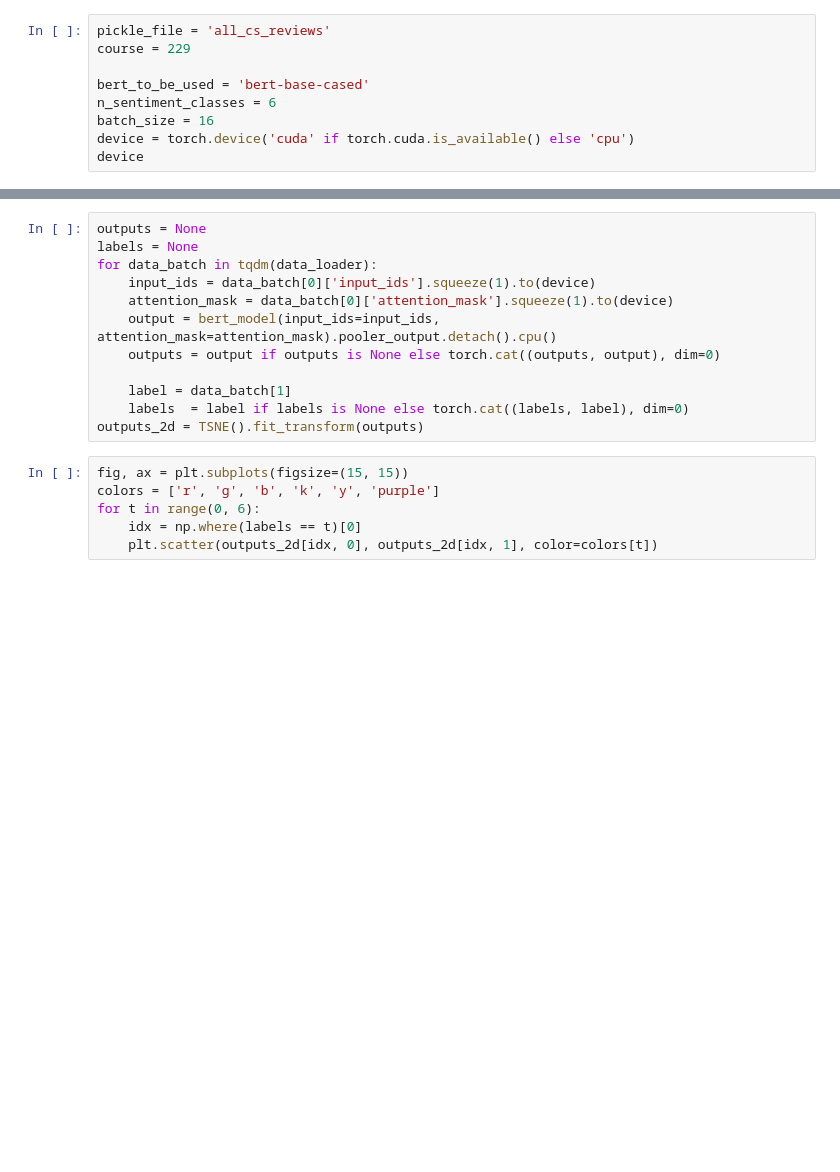
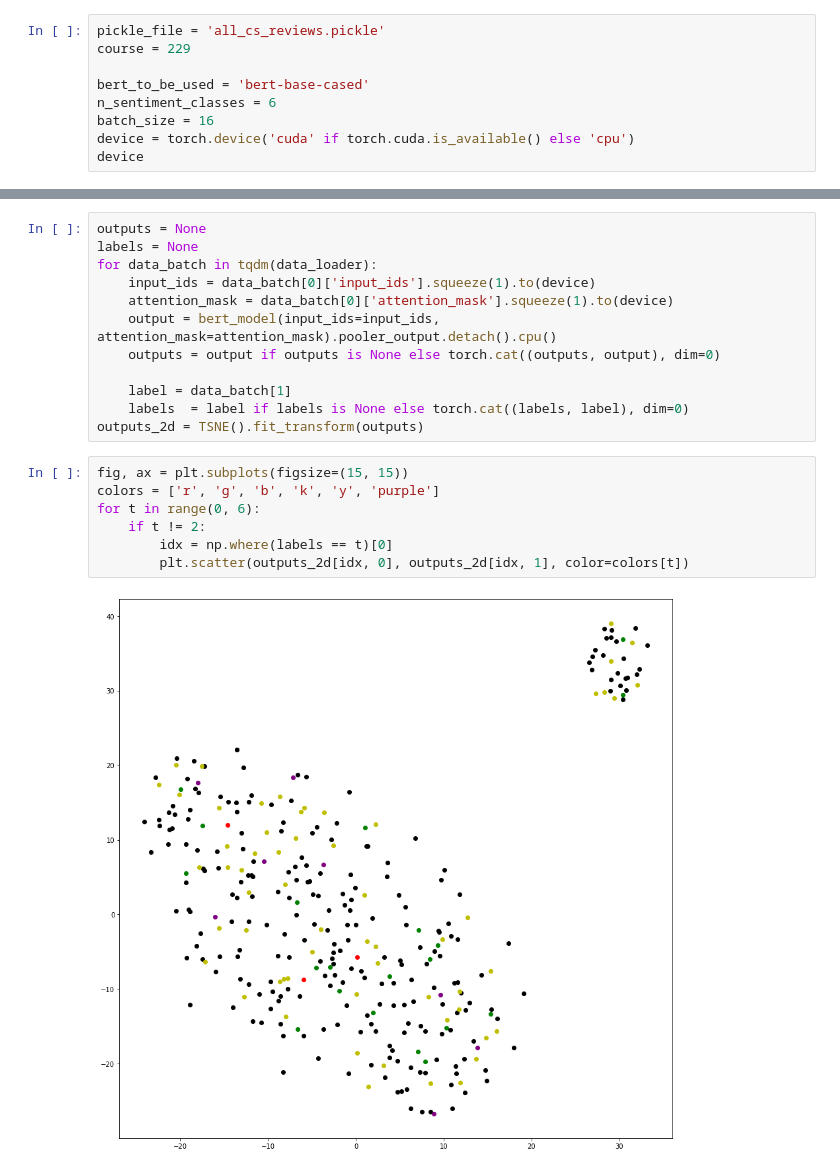
Before and after one commit to happystanford/icourse, a Jupyter notebook: Sentiment_Embedding.ipynb, the cells around one changed output, grey strips where cells are left out. Drawn from its saved outputs; the diff is of its cells as text; blank space fills up the shorter version.

```diff
--- a/Sentiment_Embedding.ipynb
+++ b/Sentiment_Embedding.ipynb
@@ -10,7 +10,7 @@ from transformers import BertModel, BertTokenizer
 from tqdm import tqdm
 from sklearn.manifold import TSNE
 # %%
-pickle_file = 'all_cs_reviews'
+pickle_file = 'all_cs_reviews.pickle'
 course = 229
 
 bert_to_be_used = 'bert-base-cased'
@@ -155,9 +167,12 @@ for data_batch in tqdm(data_loader):
     label = data_batch[1]
     labels  = label if labels is None else torch.cat((labels, label), dim=0)
 outputs_2d = TSNE().fit_transform(outputs)
-# %%
-fig, ax = plt.subplots(figsize=(15, 15))
-colors = ['r', 'g', 'b', 'k', 'y', 'purple']
-for t in range(0, 6):
-    idx = np.where(labels == t)[0]
-    plt.scatter(outputs_2d[idx, 0], outputs_2d[idx, 1], color=colors[t])
+# %%
+fig, ax = plt.subplots(figsize=(15, 15))
+colors = ['r', 'g', 'b', 'k', 'y', 'purple']
+for t in range(0, 6):
+    if t != 2:
+        idx = np.where(labels == t)[0]
+        plt.scatter(outputs_2d[idx, 0], outputs_2d[idx, 1], color=colors[t])
+# %% [output]
+[figure, added]
```
Also changed, not shown: parts of 5 cells of this notebook, 1 other file.
